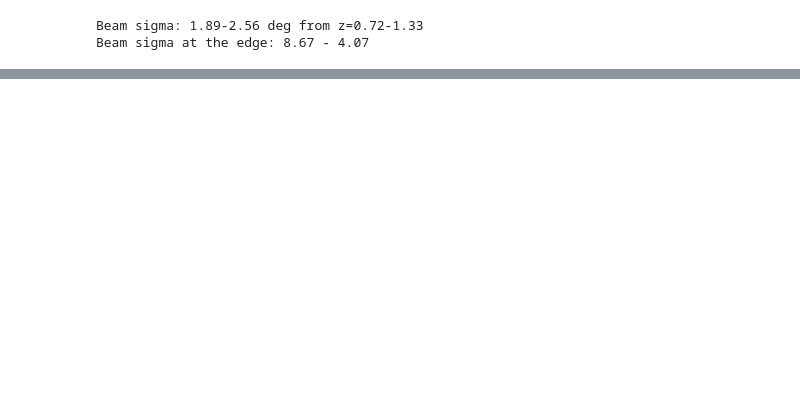
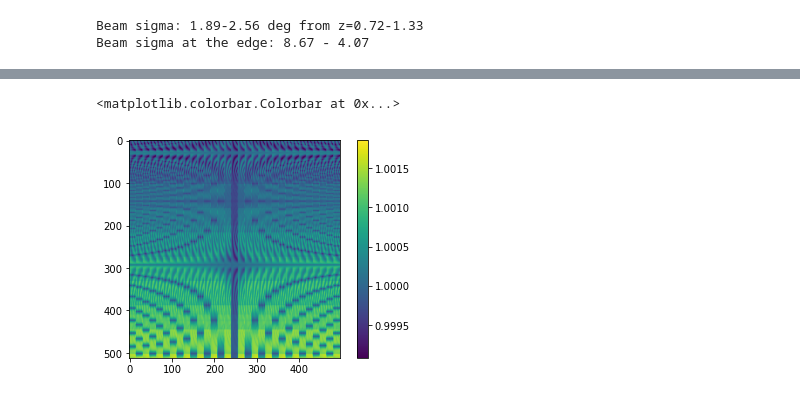
Before and after one commit to radiohep/imcurio, a Jupyter notebook: notebooks/point_source_vis.ipynb, the cells around one changed output, grey strips where cells are left out. Drawn from its saved outputs; the diff is of its cells as text; code cells hidden in the pictures; blank space fills up the shorter version.

```diff
--- a/notebooks/point_source_vis.ipynb
+++ b/notebooks/point_source_vis.ipynb
@@ -53,0 +54,6 @@ visPS.shape
+# %%
+plt.imshow(np.real(visPS/visPSlin))
+plt.colorbar()
+# %% [output]
+<matplotlib.colorbar.Colorbar at 0x...>
+[figure, added]
```
Also changed, not shown: parts of 4 cells of this notebook.
